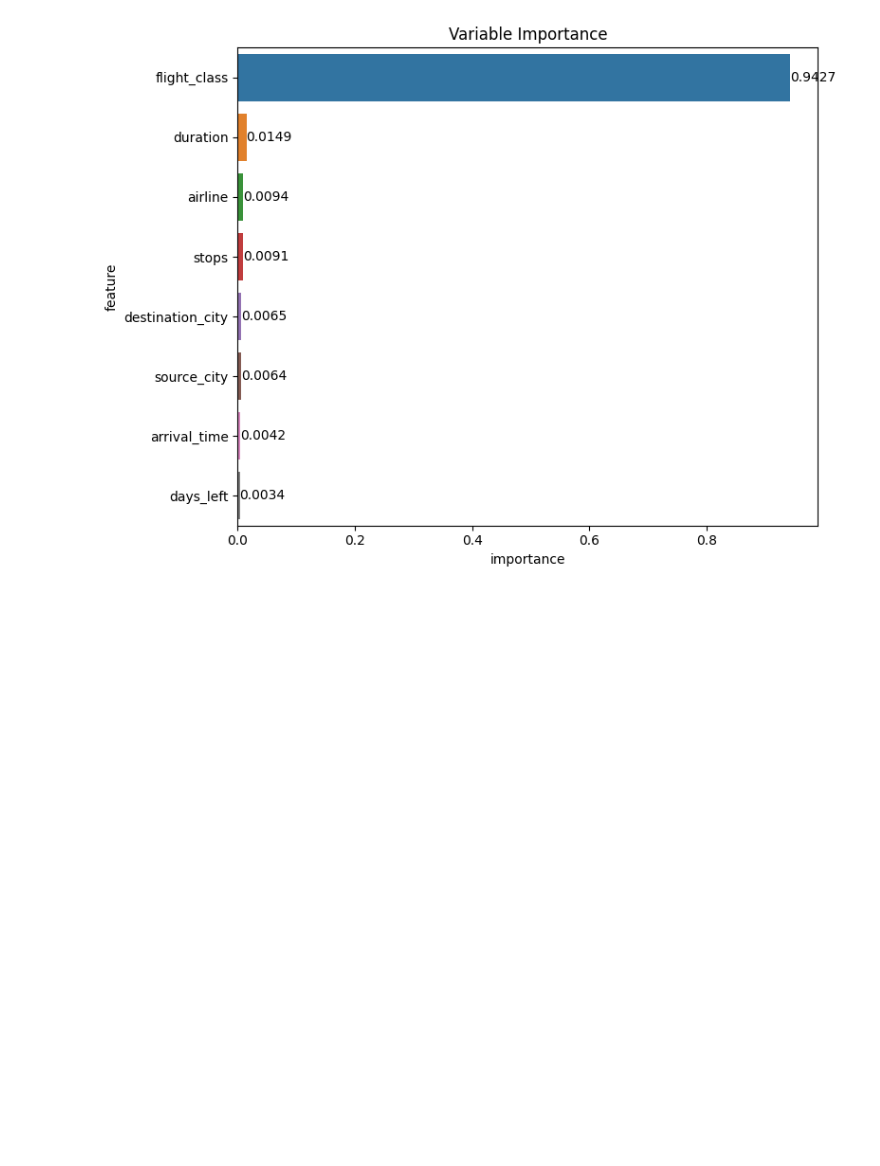
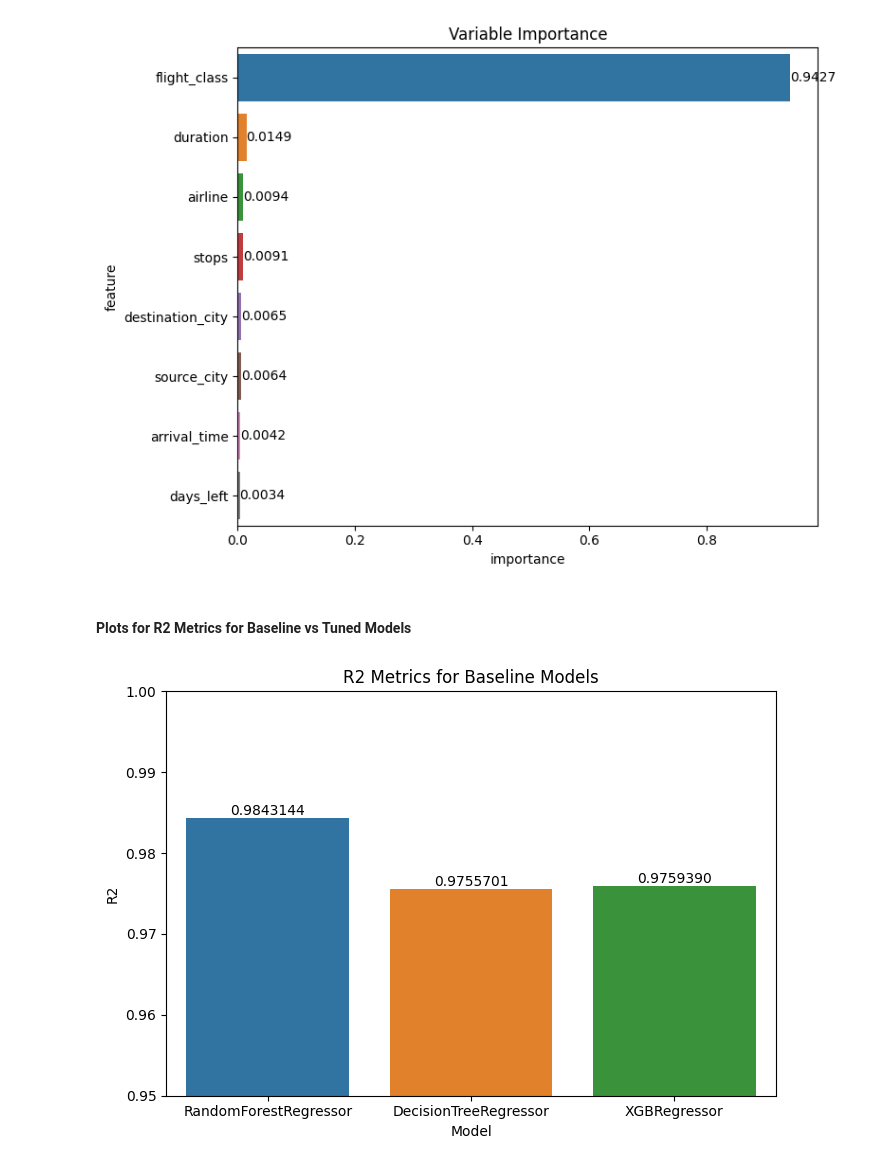
Before and after one commit to ahilah/Flight-Price-Prediction-Model, a Jupyter notebook: flight-price-pred-full.ipynb, the cells around one changed output. Saved outputs shown, nothing was run; the diff lists cells and outputs as text; code cells hidden in the pictures; blank space fills up the shorter version.

Commit message:
Plots for R2 Metrics for Baseline vs Tuned Models

```diff
--- a/flight-price-pred-full.ipynb
+++ b/flight-price-pred-full.ipynb
@@ -3185,5 +3185,33 @@ plt.title('Variable Importance')
 plt.tight_layout()
 # %% [output]
 [figure]
-# %% [markdown]
-####
+# %% [markdown]
+#### Plots for R2 Metrics for Baseline vs Tuned Models
+# %%
+def plot_metrics(list, plot_title):
+    # create a DataFrame
+    df_model = pd.DataFrame({
+        'Model': ['RandomForestRegressor', 'DecisionTreeRegressor', 'XGBRegressor'],
+        'R2': list
+    })
+
+    # plotting
+    plt.figure(figsize=(7, 5))
+    sns.barplot(x="Model",
+                y="R2",
+                data=df_model)
+
+    # add R2 values above each bar
+    for i, v in enumerate(df_model['R2']):
+        plt.text(i, v, f'{v:.7f}', ha='center', va='bottom', color='black')
+
+    plt.title(plot_title)
+    plt.ylim(0.95, 1.0)  # adjust the y-axis limits for better visibility
+    plt.tight_layout()
+    plt.show()
+# %%
+list_r2_base = [r2_test_rf_base, r2_test_dtree_base, r2_test_xgb_base]
+plot_title = 'R2 Metrics for Baseline Models'
+plot_metrics(list_r2_base, plot_title)
+# %% [output]
+[figure, added]
```
Also changed, not shown: parts of 11 cells of this notebook.
